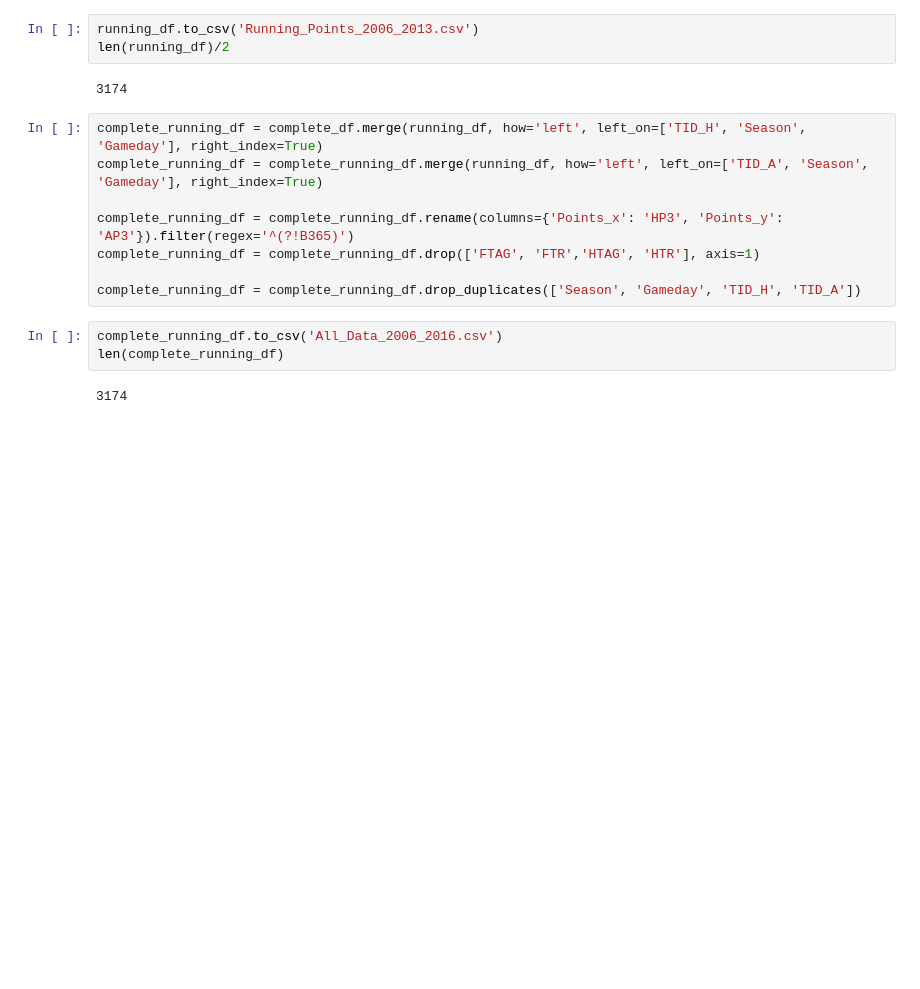
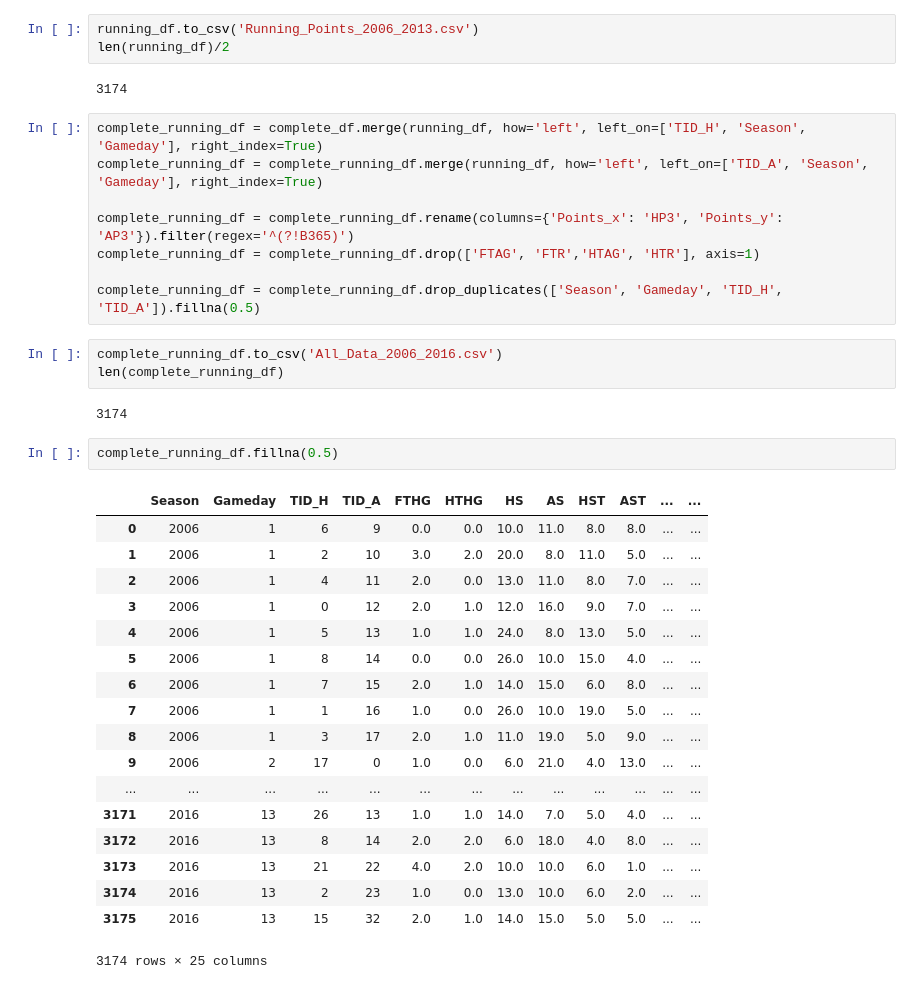
Before and after one commit to mgbukov/bundesliga, a Jupyter notebook: Buli_Download.ipynb, the cells around one changed output. Saved outputs shown, nothing was run; the diff lists cells and outputs as text; blank space fills up the shorter version.

```diff
--- a/Buli_Download.ipynb
+++ b/Buli_Download.ipynb
@@ -251,10 +255,31 @@ complete_running_df = complete_running_df.merge(running_df, how='left', left_on=
 complete_running_df = complete_running_df.rename(columns={'Points_x': 'HP3', 'Points_y': 'AP3'}).filter(regex='^(?!B365)')
 complete_running_df = complete_running_df.drop(['FTAG', 'FTR','HTAG', 'HTR'], axis=1)
 
-complete_running_df = complete_running_df.drop_duplicates(['Season', 'Gameday', 'TID_H', 'TID_A'])
+complete_running_df = complete_running_df.drop_duplicates(['Season', 'Gameday', 'TID_H', 'TID_A']).fillna(0.5)
 # %%
 complete_running_df.to_csv('All_Data_2006_2016.csv')
 len(complete_running_df)
 # %% [output]
 3174
+# %%
+complete_running_df.fillna(0.5)
+# %% [output]
+|  | Season | Gameday | TID_H | TID_A | FTHG | HTHG | HS | AS | HST | AST | ... | ... |
+| 0 | 2006 | 1 | 6 | 9 | 0.0 | 0.0 | 10.0 | 11.0 | 8.0 | 8.0 | ... | ... |
+| 1 | 2006 | 1 | 2 | 10 | 3.0 | 2.0 | 20.0 | 8.0 | 11.0 | 5.0 | ... | ... |
+| 2 | 2006 | 1 | 4 | 11 | 2.0 | 0.0 | 13.0 | 11.0 | 8.0 | 7.0 | ... | ... |
+| 3 | 2006 | 1 | 0 | 12 | 2.0 | 1.0 | 12.0 | 16.0 | 9.0 | 7.0 | ... | ... |
+| 4 | 2006 | 1 | 5 | 13 | 1.0 | 1.0 | 24.0 | 8.0 | 13.0 | 5.0 | ... | ... |
+| 5 | 2006 | 1 | 8 | 14 | 0.0 | 0.0 | 26.0 | 10.0 | 15.0 | 4.0 | ... | ... |
+| 6 | 2006 | 1 | 7 | 15 | 2.0 | 1.0 | 14.0 | 15.0 | 6.0 | 8.0 | ... | ... |
+| 7 | 2006 | 1 | 1 | 16 | 1.0 | 0.0 | 26.0 | 10.0 | 19.0 | 5.0 | ... | ... |
+| 8 | 2006 | 1 | 3 | 17 | 2.0 | 1.0 | 11.0 | 19.0 | 5.0 | 9.0 | ... | ... |
+| 9 | 2006 | 2 | 17 | 0 | 1.0 | 0.0 | 6.0 | 21.0 | 4.0 | 13.0 | ... | ... |
+| ... | ... | ... | ... | ... | ... | ... | ... | ... | ... | ... | ... | ... |
+| 3171 | 2016 | 13 | 26 | 13 | 1.0 | 1.0 | 14.0 | 7.0 | 5.0 | 4.0 | ... | ... |
+| 3172 | 2016 | 13 | 8 | 14 | 2.0 | 2.0 | 6.0 | 18.0 | 4.0 | 8.0 | ... | ... |
+| 3173 | 2016 | 13 | 21 | 22 | 4.0 | 2.0 | 10.0 | 10.0 | 6.0 | 1.0 | ... | ... |
+| 3174 | 2016 | 13 | 2 | 23 | 1.0 | 0.0 | 13.0 | 10.0 | 6.0 | 2.0 | ... | ... |
+| 3175 | 2016 | 13 | 15 | 32 | 2.0 | 1.0 | 14.0 | 15.0 | 5.0 | 5.0 | ... | ... |
+3174 rows × 25 columns
 # %%
```
Also changed, not shown: parts of 6 cells of this notebook, 17 other files.
